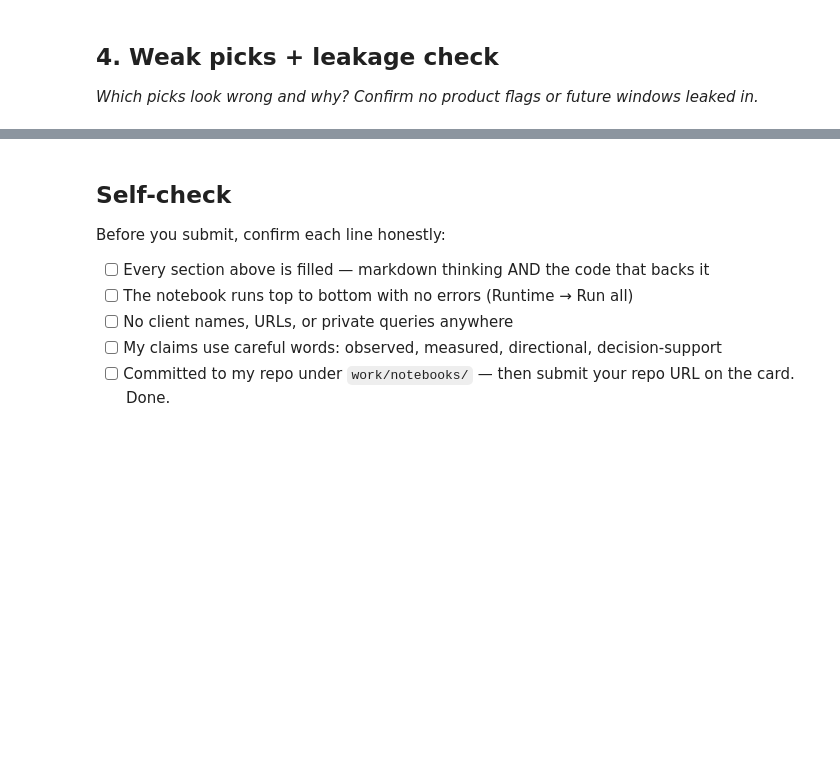
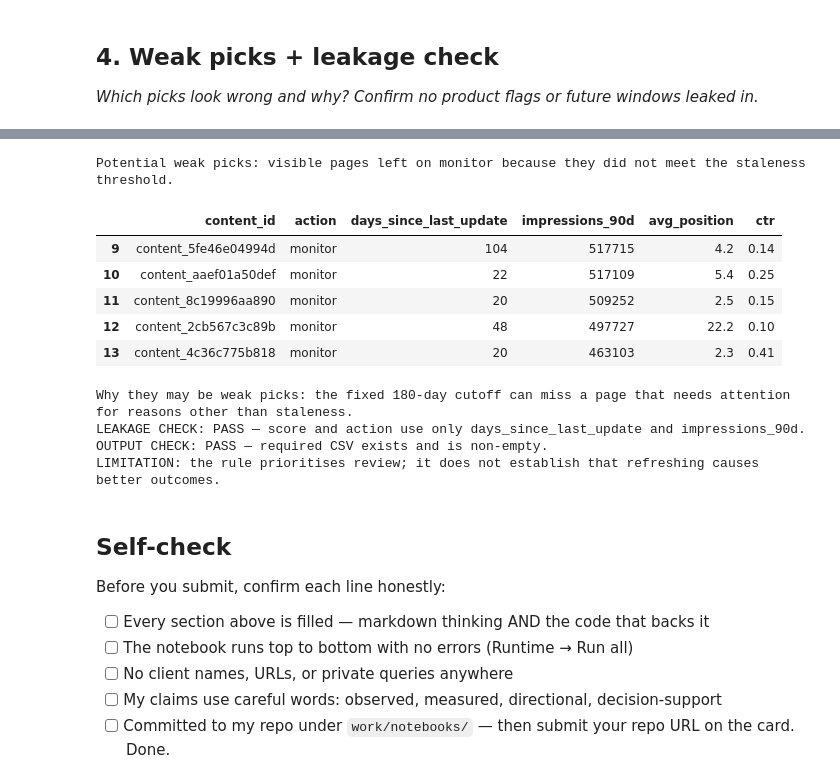
Before and after one commit to Kifayat-Sayed/flyrank-ml-internship1, a Jupyter notebook: work/notebooks/w04_baseline_score.ipynb, the cells around one changed output, grey strips where cells are left out. Saved outputs shown, nothing was run; the diff lists cells and outputs as text; code cells hidden in the pictures; blank space fills up the shorter version.

```diff
--- a/work/notebooks/w04_baseline_score.ipynb
+++ b/work/notebooks/w04_baseline_score.ipynb
@@ -37,3 +338,45 @@ This skeleton is yours to fill. Work the sections **in order** — each one has
+# %%
+# This cell is for CODE (numbers, a query, a check).
+# Write your text answer in the cell ABOVE this one — typing sentences here breaks Run All.
+weak_picks = ranked[
+    (ranked["action"] == "monitor") &
+    (pd.to_numeric(ranked["impressions_90d"], errors="coerce").fillna(0) >= 3000)
+].sort_values("impressions_90d", ascending=False).head(5)
+
+print("Potential weak picks: visible pages left on monitor because they did not meet the staleness threshold.")
+if len(weak_picks):
+    display(weak_picks[[c for c in [
+        "content_id", "action", "days_since_last_update",
+        "impressions_90d", "avg_position", "ctr"
+    ] if c in weak_picks.columns]])
+    print("Why they may be weak picks: the fixed 180-day cutoff can miss a page that needs attention for reasons other than staleness.")
+else:
+    print("No high-visibility monitor rows found in this snapshot.")
+
+# Explicitly verify that no label-derived or trend-window field enters the rule.
+rule_inputs = {"days_since_last_update", "impressions_90d"}
+forbidden_inputs = {"trend_pct", "trend_direction", "is_declining_label", "_audit_declining",
+                    "impressions_last_30d", "impressions_prev_30d"}
+assert rule_inputs.isdisjoint(forbidden_inputs)
+assert set(ranked["reason_code"].unique()) == {"stale_high_visibility_rule"}
+assert set(ranked["action"].unique()).issubset({"refresh_review", "monitor"})
+assert out_path.exists() and out_path.stat().st_size > 0
+assert len(top10_review) == min(10, len(ranked))
+print("LEAKAGE CHECK: PASS — score and action use only days_since_last_update and impressions_90d.")
+print("OUTPUT CHECK: PASS — required CSV exists and is non-empty.")
+print("LIMITATION: the rule prioritises review; it does not establish that refreshing causes better outcomes.")
+# %% [output]
+Potential weak picks: visible pages left on monitor because they did not meet the staleness threshold.
+|  | content_id | action | days_since_last_update | impressions_90d | avg_position | ctr |
+| 9 | content_5fe46e04994d | monitor | 104 | 517715 | 4.2 | 0.14 |
+| 10 | content_aaef01a50def | monitor | 22 | 517109 | 5.4 | 0.25 |
+| 11 | content_8c19996aa890 | monitor | 20 | 509252 | 2.5 | 0.15 |
+| 12 | content_2cb567c3c89b | monitor | 48 | 497727 | 22.2 | 0.10 |
+| 13 | content_4c36c775b818 | monitor | 20 | 463103 | 2.3 | 0.41 |
+Why they may be weak picks: the fixed 180-day cutoff can miss a page that needs attention for reasons other than staleness.
+LEAKAGE CHECK: PASS — score and action use only days_since_last_update and impressions_90d.
+OUTPUT CHECK: PASS — required CSV exists and is non-empty.
+LIMITATION: the rule prioritises review; it does not establish that refreshing causes better outcomes.
 # %% [markdown]
 ## Self-check
 
```
Also changed, not shown: parts of 13 cells of this notebook.
